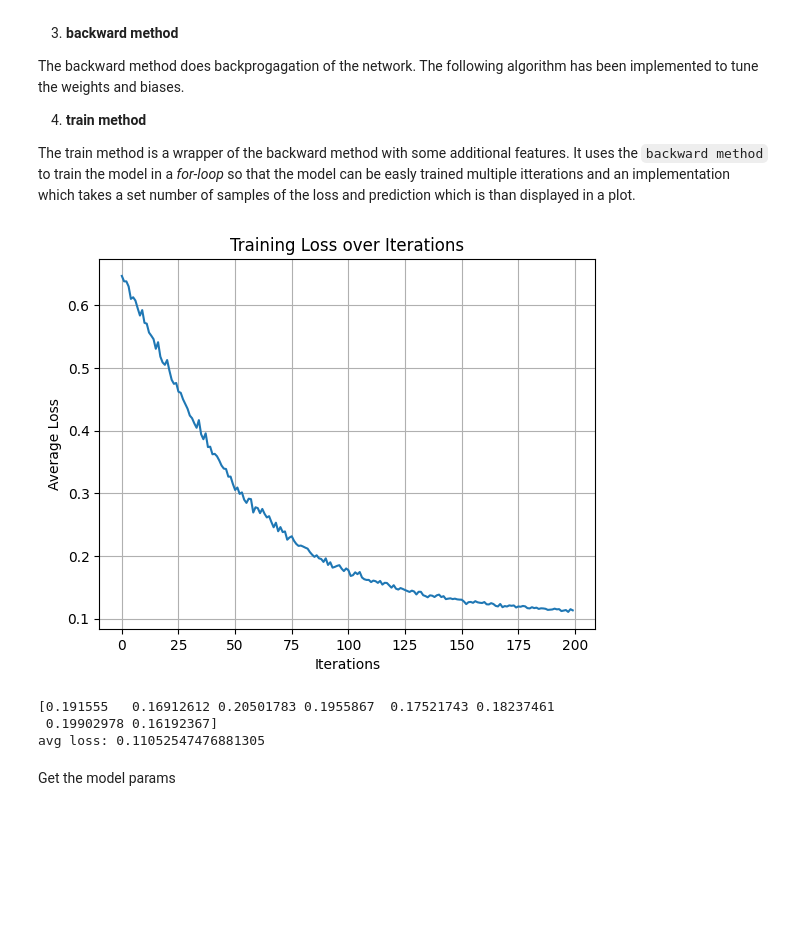
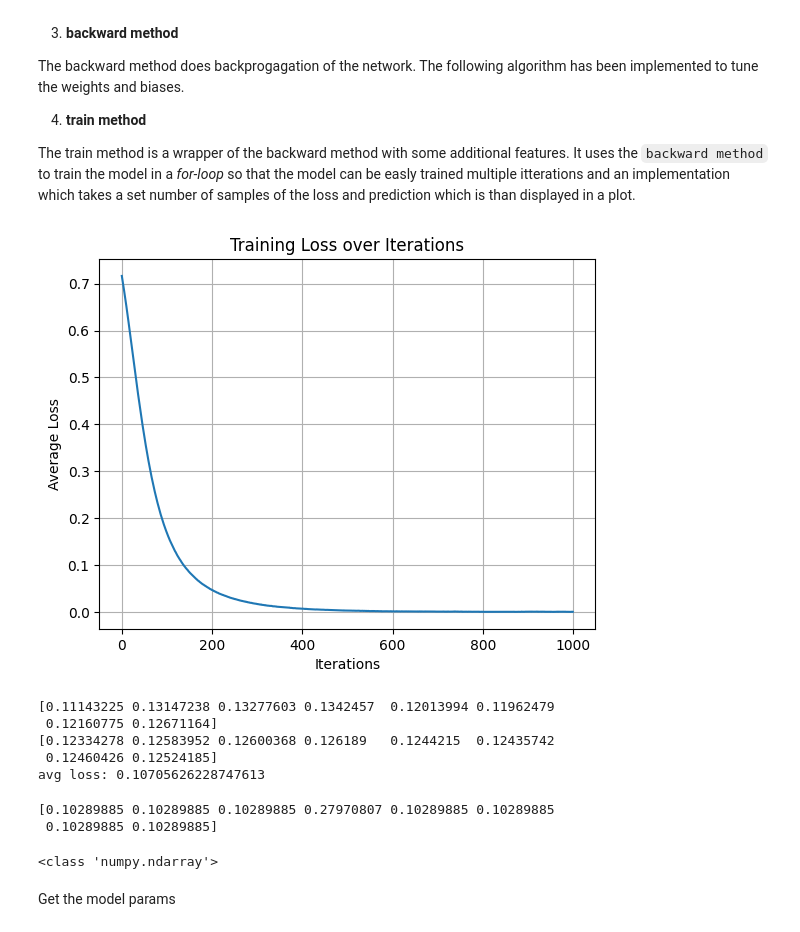
Before and after one commit to SvenHockers/Implementing-Backpropagation, a Jupyter notebook: NN.ipynb, the cells around one changed output. Drawn from its saved outputs; the diff is of its cells as text; code cells hidden in the pictures; blank space fills up the shorter version.

```diff
--- a/NN.ipynb
+++ b/NN.ipynb
@@ -25,15 +25,15 @@ class TanhActivation:
     def forward(input) -> np.array:
         ex = np.exp(input)
         ex_min = np.exp(-1*input)
-        return (ex - ex_min) / (ex + ex_min)
+        return 1 / (1 + np.exp(input))
+        # return (ex - ex_min) / (ex + ex_min)
 
     @staticmethod
     def backward(input) -> np.array:
         return None # not implemented yet
 
-def softmax(x):
-    e_x = np.exp(x - np.max(x))
-    return e_x / e_x.sum()
+def softmax(x: np.array) -> np.array:
+    return np.exp(x)/sum(np.exp(x))
 
 def calculateLoss(y_pred, y_true):
     loss = (y_pred - y_true) ** 2
@@ -133,7 +133,7 @@ class FFN:
             store_impulse.append(np.array(current_output))
 
         y_pred = store_impulse[-1]
-        error = (y_pred - y_true) ** 2 # Not sure wether this is correct?
+        error = y_pred - y_true
         delta = error * self.activation.backward(y_pred)
 
         for i in reversed(range(len(self.layers))):
@@ -148,7 +148,7 @@ class FFN:
             layer.bias -= self.learningRate * np.sum(delta, axis=0)
 
             if i > 0:
-                delta = np.dot(delta, layer.weigths.T) * self.activation.backward(activation_layer)
+                delta = np.dot(delta, self.layers[i].weigths.T) * self.activation.backward(store_impulse[i])
 
     def train(self, X: list[list[float]], y: list[list[float]], max_itterations=1000, plot_loss=True) -> None:
         if len(X) != len(y):
@@ -166,7 +166,7 @@ class FFN:
 
                 if plot_loss:
                     yPredicted = self.forward(xSelected)
-                    example_loss = np.mean((yPredicted - ySelected) ** 2)
+                    example_loss = np.mean(yPredicted - ySelected)
                     iteration_loss += example_loss
 
             if plot_loss:
@@ -183,37 +183,49 @@ class FFN:
 # %%
 xTrain =[[1, 0, 0, 0, 0, 0, 0, 0],
         [0, 1, 0, 0, 0, 0, 0, 0],
         [0, 0, 1, 0, 0, 0, 0, 0],
         [0, 0, 0, 1, 0, 0, 0, 0],
         [0, 0, 0, 0, 1, 0, 0, 0],
         [0, 0, 0, 0, 0, 1, 0, 0],
         [0, 0, 0, 0, 0, 0, 1, 0],
         [0, 0, 0, 0, 0, 0, 0, 1]]
 
 yTrain =[[1, 0, 0, 0, 0, 0, 0, 0],
         [0, 1, 0, 0, 0, 0, 0, 0],
         [0, 0, 1, 0, 0, 0, 0, 0],
         [0, 0, 0, 1, 0, 0, 0, 0],
         [0, 0, 0, 0, 1, 0, 0, 0],
         [0, 0, 0, 0, 0, 1, 0, 0],
         [0, 0, 0, 0, 0, 0, 1, 0],
         [0, 0, 0, 0, 0, 0, 0, 1]]
 
 
 Network_ = FFN([8, 3, 8], alpha=0.01)
-Network_.train(X=xTrain, y=yTrain, max_itterations=200)
+Network_.train(X=xTrain, y=yTrain, max_itterations=1000)
 # %% [output]
-[figure, old version]
+[figure, new version]
 # %%
 xTest = [0, 0, 0, 1, 0, 0, 0, 0]
 yPred = Network_.forward(xTest)
 
-print(yPred) # This should be equal to xTest
-print(f"avg loss: {np.mean((xTest - yPred) ** 2)}")
+print(yPred)
+print(softmax(yPred)) # This should be equal to xTest
+print(f"avg loss: {calculateLoss(yPred, xTest)}")
 # %% [output]
-[0.191555   0.16912612 0.20501783 0.1955867  0.17521743 0.18237461
- 0.19902978 0.16192367]
-avg loss: 0.11052547476881305
+[0.11143225 0.13147238 0.13277603 0.1342457  0.12013994 0.11962479
+ 0.12160775 0.12671164]
+[0.12334278 0.12583952 0.12600368 0.126189   0.1244215  0.12435742
+ 0.12460426 0.12524185]
+avg loss: 0.10705626228747613
+# %%
+print(softmax([0, 0, 0, 1, 0, 0, 0, 0]))
+# %% [output]
+[0.10289885 0.10289885 0.10289885 0.27970807 0.10289885 0.10289885
+ 0.10289885 0.10289885]
+# %%
+print(type(yPred))
+# %% [output]
+<class 'numpy.ndarray'>
 # %% [markdown]
 Get the model params
 # %%
```
